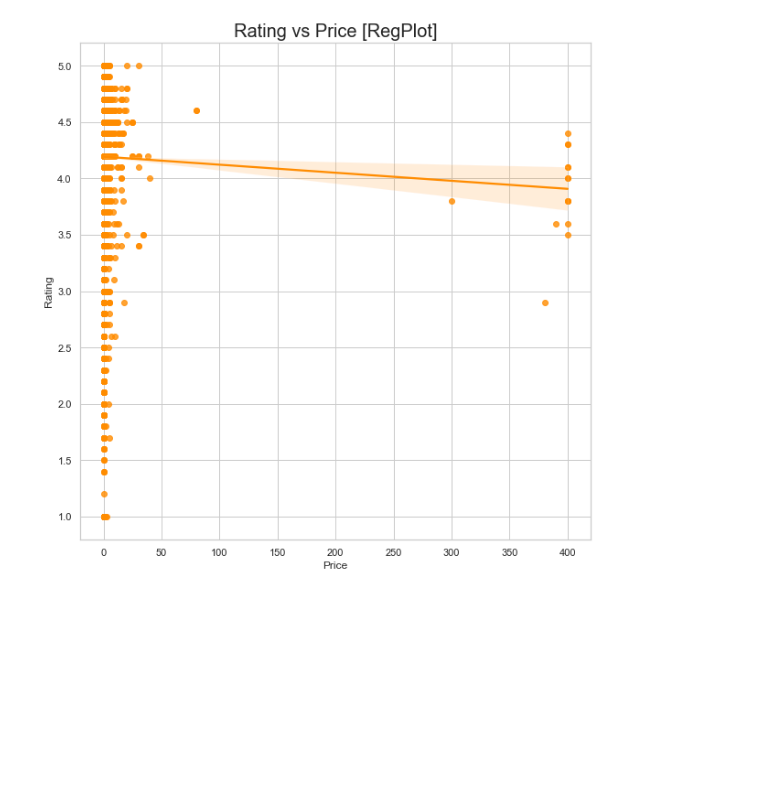
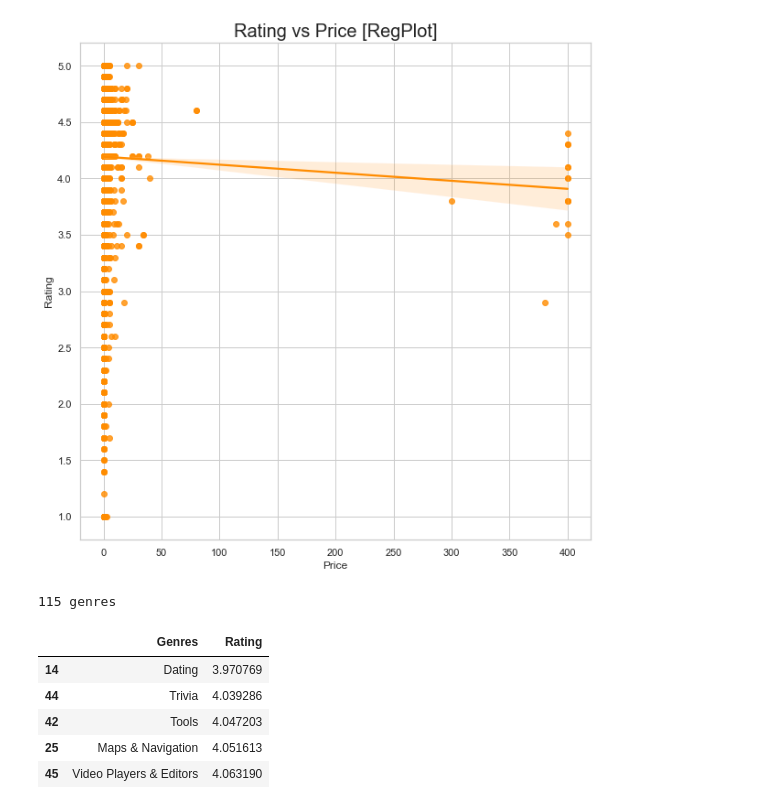
Before and after one commit to cs145442/pet-projects, a Jupyter notebook: google-play-store-apps/High rated games on playstore.ipynb, the cells around one changed output. Saved outputs shown, nothing was run; the diff lists cells and outputs as text; code cells hidden in the pictures; blank space fills up the shorter version.

Commit message:
updated analysis of Genre vs Ratings

```diff
--- a/google-play-store-apps/High rated games on playstore.ipynb
+++ b/google-play-store-apps/High rated games on playstore.ipynb
@@ -100,3 +104,25 @@ plt.title('Rating vs Price [RegPlot]', size=20)
 # %% [output]
 Text(0.5, 1.0, 'Rating vs Price [RegPlot]')
 [figure]
+# %%
+# Finding the length of unique genres
+print(len(ps_df['Genres'].unique()), "genres")
+# %% [output]
+115 genres
+# %%
+# Splitting the column to include only the first genre of each app
+ps_df['Genres'] = ps_df['Genres'].str.split(';').str[0]
+# %%
+# Grouping the genres and ratings
+gr_mean = ps_df[['Genres', "Rating"]].groupby(['Genres'], as_index=False).mean()
+# Sorting the Genres with Rating
+gr_mean = gr_mean.sort_values('Rating')
+# %%
+gr_mean.head()
+# %% [output]
+|  | Genres | Rating |
+| 14 | Dating | 3.970769 |
+| 44 | Trivia | 4.039286 |
+| 42 | Tools | 4.047203 |
+| 25 | Maps & Navigation | 4.051613 |
+| 45 | Video Players & Editors | 4.063190 |
```
Also changed, not shown: parts of 2 cells of this notebook.
